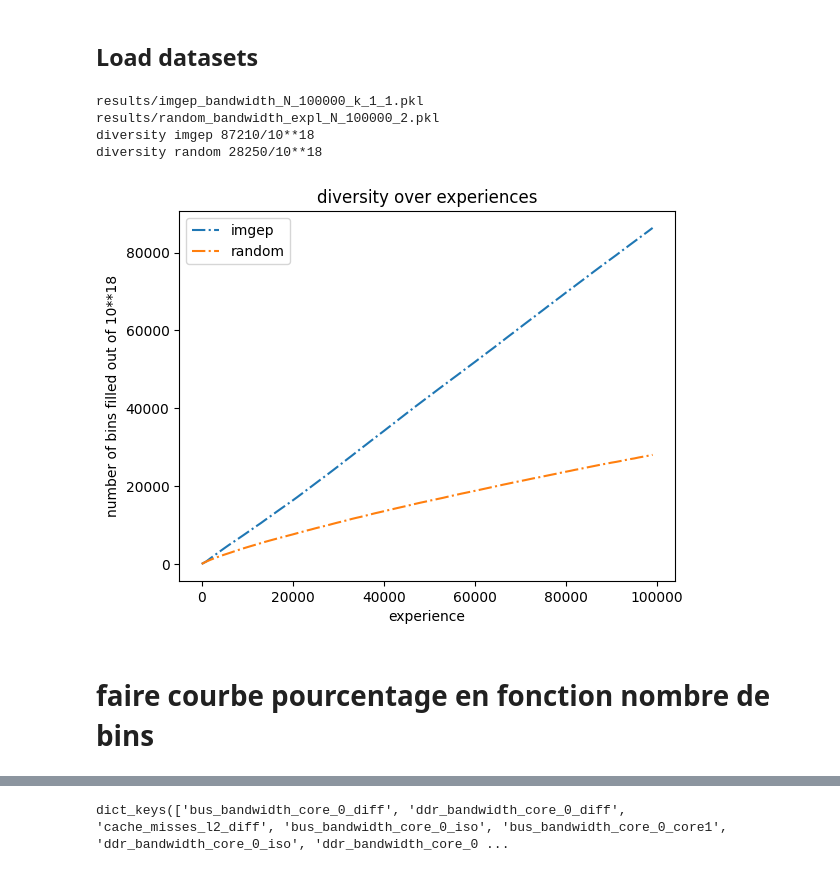
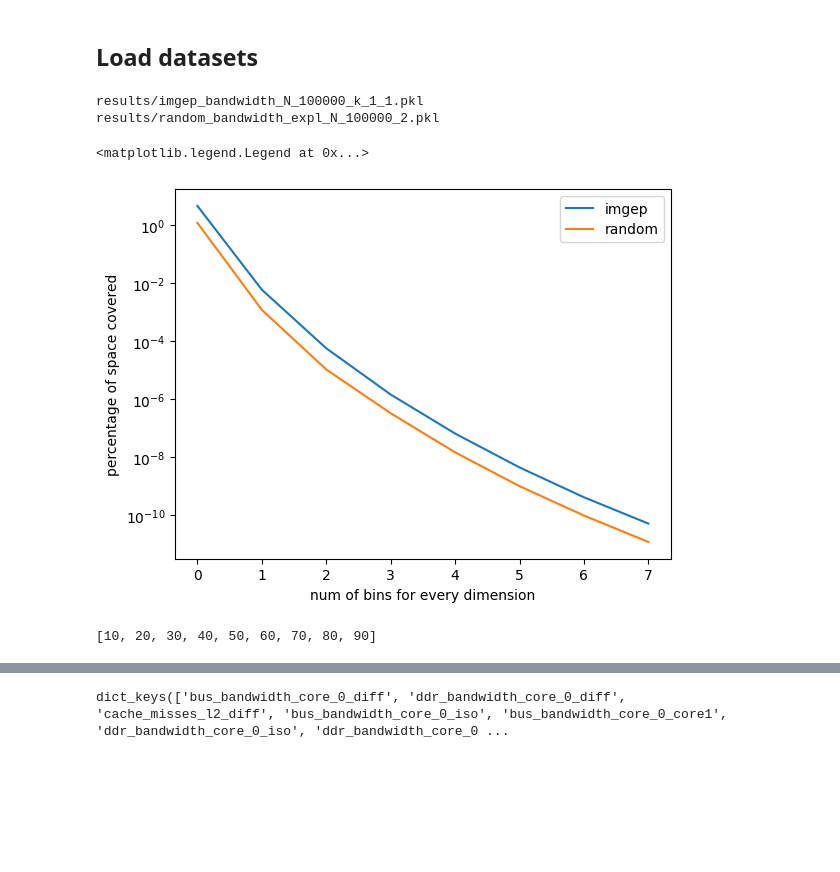
Before and after one commit to Ludoviccccc/Aixia_nouvelle_approche, a Jupyter notebook: Analyse_imgep.ipynb, the cells around one changed output, grey strips where cells are left out. Drawn from its saved outputs; the diff is of its cells as text; code cells hidden in the pictures; blank space fills up the shorter version.

Commit message:
analyse imgep

```diff
--- a/Analyse_imgep.ipynb
+++ b/Analyse_imgep.ipynb
@@ -14,7 +14,6 @@ import matplotlib.pyplot as plt
 folder = "results"
 N = 100000
 k=1
-address_x = 5
 print_freq = 1000
 name_imgep = f'{folder}/imgep_bandwidth_N_{N}_k_{k}'
 name_random = f'{folder}/random_bandwidth_expl_N_{N}'
@@ -27,30 +26,22 @@ dim_out = 18
 ##################################
 min_tab = np.zeros((dim_out,))
 max_tab = np.ones((dim_out,))*10
-
-diversity_ = Diversity(min_tab = min_tab,
-                        max_tab = max_tab,
-                        num_bins = 20)
-
-print(f'diversity imgep {diversity_(content_imgep_tab)}/10**{dim_out}')
-diversity_imgep_list = [diversity_(content_imgep_tab[:print_freq*step]) for step in range(N//print_freq)]
-plt.plot(range(0,N,print_freq),diversity_imgep_list,'-.',label="imgep")
-
-
-print(f'diversity random {diversity_(content_random_tab)}/10**{dim_out}')
-
-diversity_random_list = [diversity_(content_random_tab[:print_freq*step]) for step in range(N//print_freq)]
-plt.plot(range(0,N,print_freq),diversity_random_list,'-.',label="random")
-plt.legend()
-plt.title('diversity over experiences')
-plt.xlabel('experience')
-plt.ylabel(f'number of bins filled out of 10**{dim_out}')
-plt.show()
 # %% [output]
 results/imgep_bandwidth_N_100000_k_1_1.pkl
 results/random_bandwidth_expl_N_100000_2.pkl
-diversity imgep 87210/10**18
-diversity random 28250/10**18
-[figure, removed]
-# %% [markdown]
-# faire courbe pourcentage en fonction nombre de bins
+# %%
+diversity_imgep_list = [100* Diversity(min_tab = min_tab,max_tab = max_tab,num_bins = num_bins)(content_imgep_tab[:])/(num_bins**dim_out) for num_bins in range(2,10)]
+diversity_random_list = [100*Diversity(min_tab = min_tab,max_tab = max_tab,num_bins = num_bins)(content_random_tab[:])/(num_bins**dim_out) for num_bins in range(2,10)]
+# %%
+plt.semilogy(diversity_imgep_list,label='imgep')
+plt.semilogy(diversity_random_list,label='random')
+plt.ylabel('percentage of space covered')
+plt.xlabel('num of bins for every dimension')
+plt.legend()
+# %% [output]
+<matplotlib.legend.Legend at 0x...>
+[figure, added]
+# %%
+list(range(10,100,10))
+# %% [output]
+[10, 20, 30, 40, 50, 60, 70, 80, 90]
```
Also changed, not shown: parts of 18 cells of this notebook.
